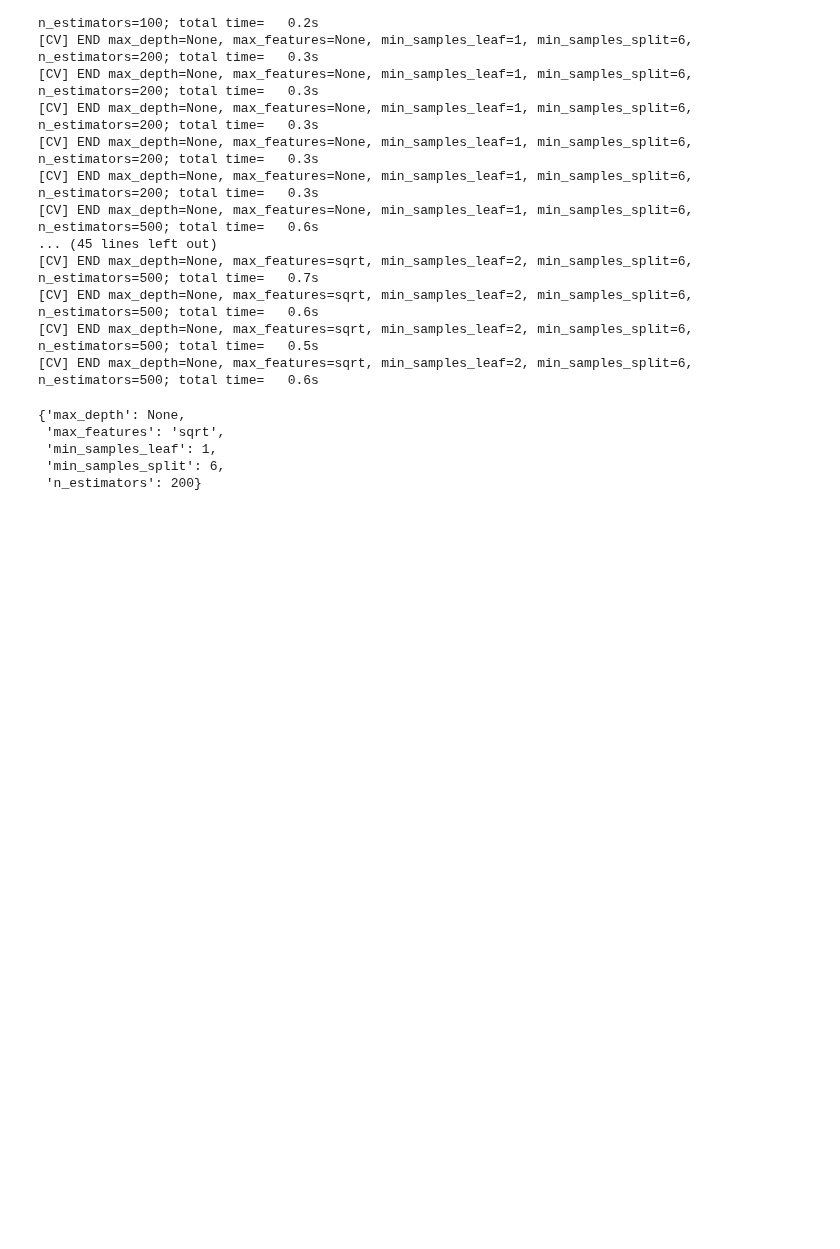
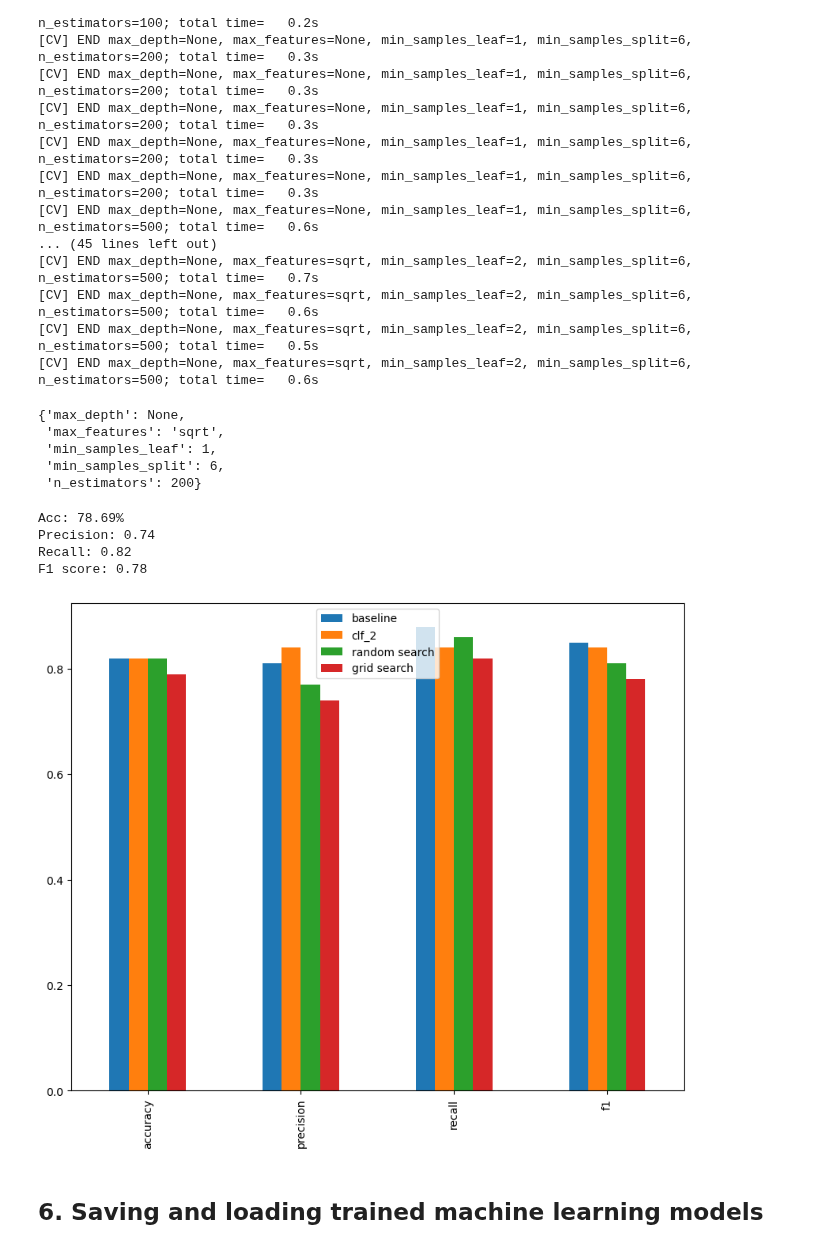
Before and after one commit to Michal-Radomski/Udemy-ML-and-DS-courses, a Jupyter notebook: 04_ML_DS_Bootcamp/01/04_scikit-learn_3.ipynb, the cells around one changed output. Drawn from its saved outputs; the diff is of its cells as text; code cells hidden in the pictures; blank space fills up the shorter version.

Commit message:
Machine Learning & Data Science Bootcamp - commit 33

```diff
--- a/04_ML_DS_Bootcamp/01/04_scikit-learn_3.ipynb
+++ b/04_ML_DS_Bootcamp/01/04_scikit-learn_3.ipynb
@@ -311,3 +311,24 @@ gs_clf.best_params_
  'min_samples_leaf': 1,
  'min_samples_split': 6,
  'n_estimators': 200}
+# %%
+gs_y_preds = gs_clf.predict(X_test)
+
+# evaluate the predictions
+gs_metrics = evaluate_preds(y_test, gs_y_preds)
+# %% [output]
+Acc: 78.69%
+Precision: 0.74
+Recall: 0.82
+F1 score: 0.78
+# %%
+compare_metrics = pd.DataFrame({"baseline": baseline_metrics,
+                                "clf_2": clf_2_metrics,
+                                "random search": rs_metrics,
+                                "grid search": gs_metrics})
+
+compare_metrics.plot.bar(figsize=(10, 8));
+# %% [output]
+[figure, added]
+# %% [markdown]
+## 6. Saving and loading trained machine learning models
```
Also changed, not shown: parts of 2 cells of this notebook.
